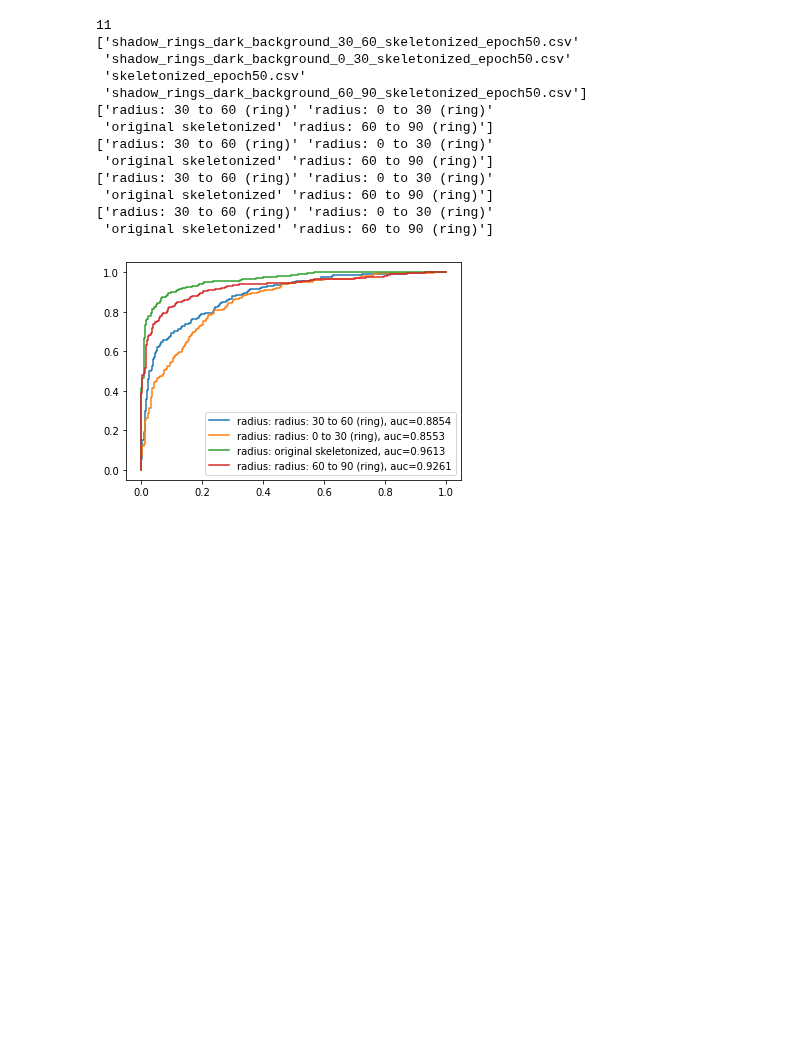
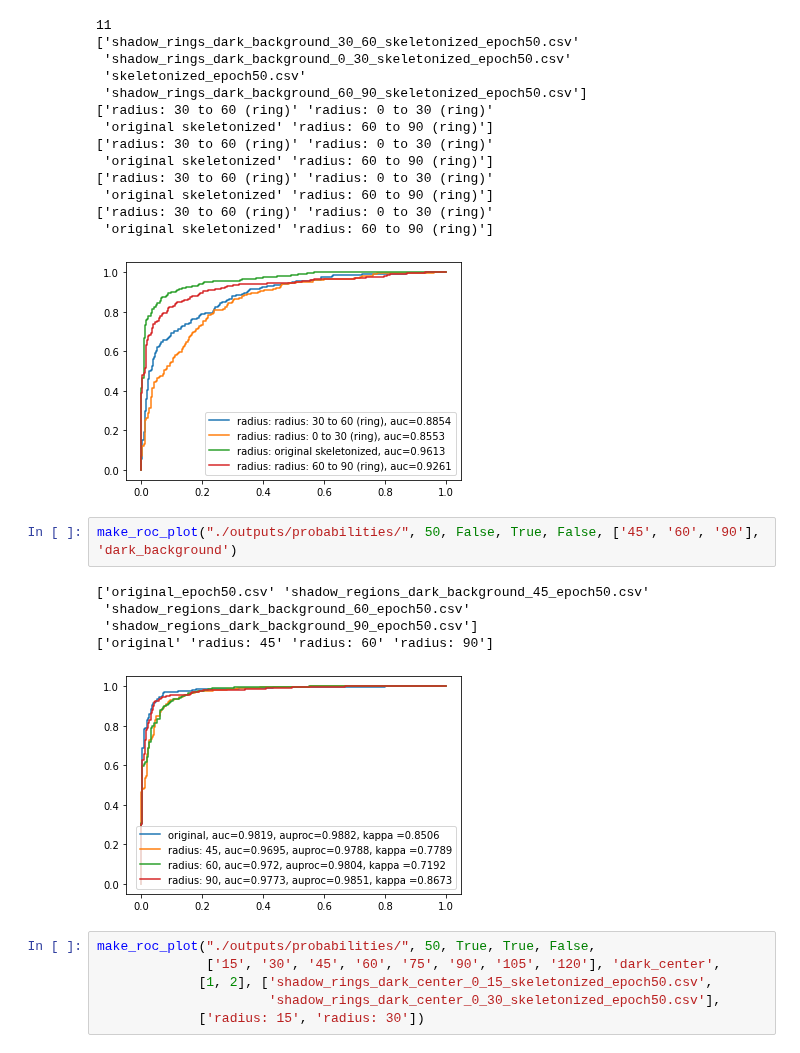
Before and after one commit to Centrattic/race, a Jupyter notebook: classifier_experiments/CNN_visualization.ipynb, the cells around one changed output. Saved outputs shown, nothing was run; the diff lists cells and outputs as text; blank space fills up the shorter version.

```diff
--- a/classifier_experiments/CNN_visualization.ipynb
+++ b/classifier_experiments/CNN_visualization.ipynb
@@ -316,3 +490,17 @@ make_roc_plot("./outputs/probabilities/", 50, True, True, True, [['0', '30'], ['
 ['radius: 30 to 60 (ring)' 'radius: 0 to 30 (ring)'
  'original skeletonized' 'radius: 60 to 90 (ring)']
 [figure]
+# %%
+make_roc_plot("./outputs/probabilities/", 50, False, True, False, ['45', '60', '90'], 'dark_background')
+# %% [output]
+['original_epoch50.csv' 'shadow_regions_dark_background_45_epoch50.csv'
+ 'shadow_regions_dark_background_60_epoch50.csv'
+ 'shadow_regions_dark_background_90_epoch50.csv']
+['original' 'radius: 45' 'radius: 60' 'radius: 90']
+[figure, added]
+# %%
+make_roc_plot("./outputs/probabilities/", 50, True, True, False,
+              ['15', '30', '45', '60', '75', '90', '105', '120'], 'dark_center',
+             [1, 2], ['shadow_rings_dark_center_0_15_skeletonized_epoch50.csv',
+                      'shadow_rings_dark_center_0_30_skeletonized_epoch50.csv'],
+             ['radius: 15', 'radius: 30'])
```
Also changed, not shown: parts of 25 cells of this notebook, 5 other files.
